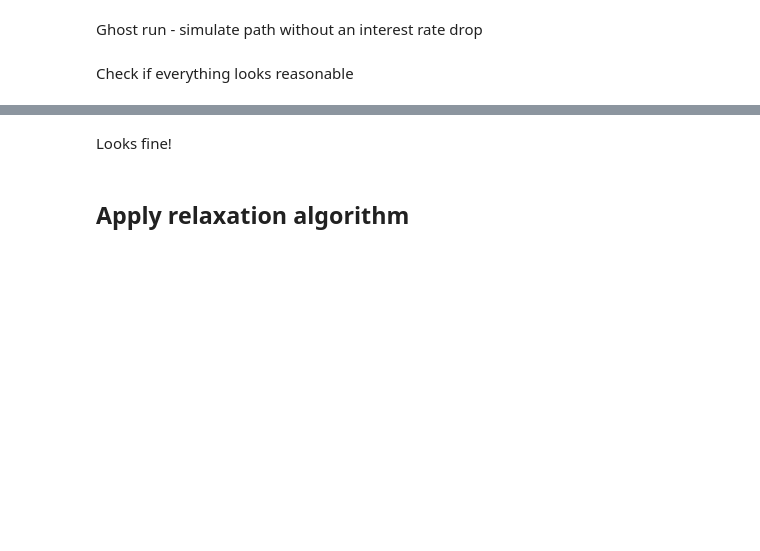
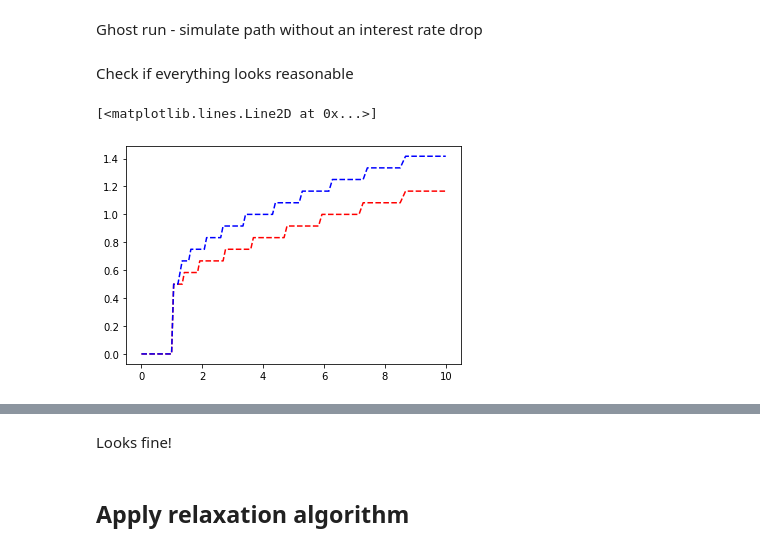
Before and after one commit to madsankern/MA_thesis, a Jupyter notebook: 01 - Transition.ipynb, the cells around one changed output, grey strips where cells are left out. Drawn from its saved outputs; the diff is of its cells as text; code cells hidden in the pictures; blank space fills up the shorter version.

```diff
--- a/01 - Transition.ipynb
+++ b/01 - Transition.ipynb
@@ -46,6 +46,12 @@ model.solve_path()
 model.simulate_path()
 # %% [markdown]
 Check if everything looks reasonable
+# %%
+plt.plot(model.par.grid_m, model.sol.d_adj[0,0,1,:], linestyle = '--', color = 'red', linewidth = '1.5', label = r'$y=y_2$')
+plt.plot(model.par.grid_m, model.sol_path.d_adj[0,0,1,:], linestyle = '--', color = 'blue', linewidth = '1.5', label = r'$y=y_2$')
+# %% [output]
+[<matplotlib.lines.Line2D at 0x...>]
+[figure, added]
 # %%
 # Define aggregates
 h_ss = np.mean(model.sim.d, axis=1)
```
Also changed, not shown: parts of 13 cells of this notebook, 2 other files.
